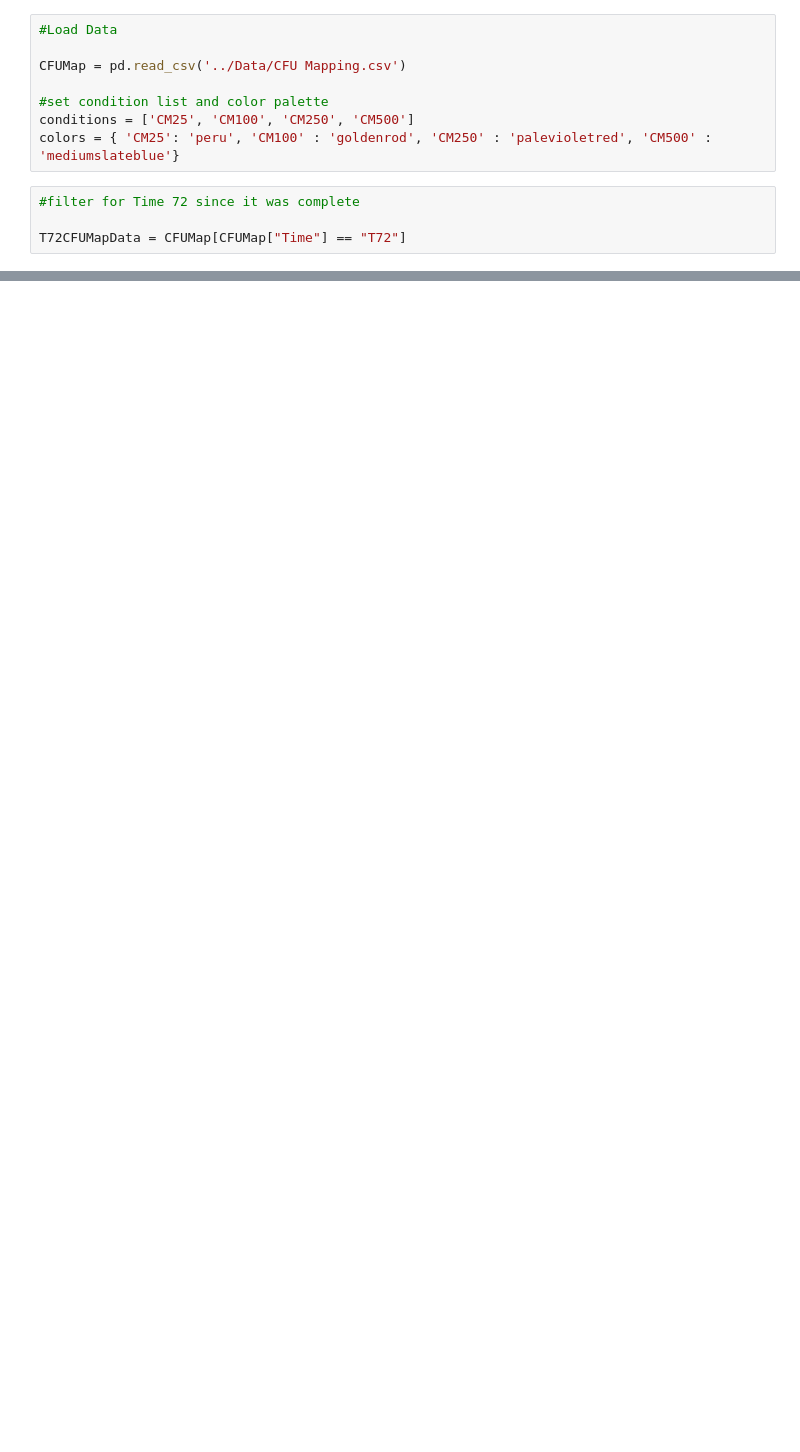
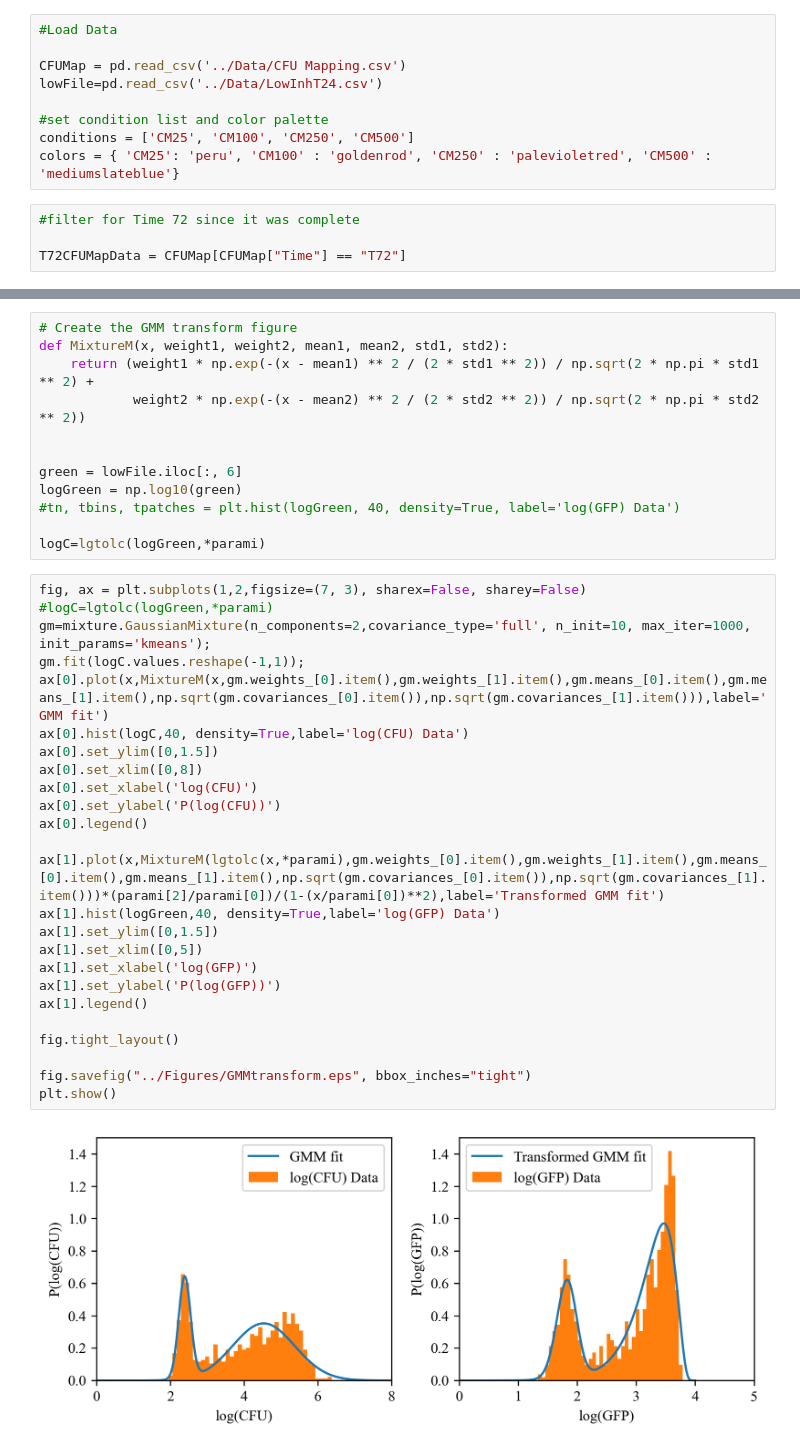
Before and after one commit to satyaspandana/varianceinwormgut, a Jupyter notebook: code/MappingGFPtoCFU.ipynb, the cells around one changed output, grey strips where cells are left out. Drawn from its saved outputs; the diff is of its cells as text; blank space fills up the shorter version.

Commit message:
Add code and data for Multistability Models

```diff
--- a/code/MappingGFPtoCFU.ipynb
+++ b/code/MappingGFPtoCFU.ipynb
@@ -20,6 +22,7 @@ CFU Mapping - datafile with bacterial loads for the species MYb14 and the corres
 #Load Data
 
 CFUMap = pd.read_csv('../Data/CFU Mapping.csv')
+lowFile=pd.read_csv('../Data/LowInhT24.csv')
 
 #set condition list and color palette
 conditions = ['CM25', 'CM100', 'CM250', 'CM500']
@@ -134,0 +138,39 @@ plt.show()
+# %%
+# Create the GMM transform figure
+def MixtureM(x, weight1, weight2, mean1, mean2, std1, std2):
+    return (weight1 * np.exp(-(x - mean1) ** 2 / (2 * std1 ** 2)) / np.sqrt(2 * np.pi * std1 ** 2) +
+            weight2 * np.exp(-(x - mean2) ** 2 / (2 * std2 ** 2)) / np.sqrt(2 * np.pi * std2 ** 2))
+
+
+green = lowFile.iloc[:, 6]
+logGreen = np.log10(green)
+#tn, tbins, tpatches = plt.hist(logGreen, 40, density=True, label='log(GFP) Data')
+
+logC=lgtolc(logGreen,*parami)
+# %%
+fig, ax = plt.subplots(1,2,figsize=(7, 3), sharex=False, sharey=False)
+#logC=lgtolc(logGreen,*parami)
+gm=mixture.GaussianMixture(n_components=2,covariance_type='full', n_init=10, max_iter=1000, init_params='kmeans');
+gm.fit(logC.values.reshape(-1,1));
+ax[0].plot(x,MixtureM(x,gm.weights_[0].item(),gm.weights_[1].item(),gm.means_[0].item(),gm.means_[1].item(),np.sqrt(gm.covariances_[0].item()),np.sqrt(gm.covariances_[1].item())),label='GMM fit')
+ax[0].hist(logC,40, density=True,label='log(CFU) Data')
+ax[0].set_ylim([0,1.5])
+ax[0].set_xlim([0,8])
+ax[0].set_xlabel('log(CFU)')
+ax[0].set_ylabel('P(log(CFU))')
+ax[0].legend()
+
+ax[1].plot(x,MixtureM(lgtolc(x,*parami),gm.weights_[0].item(),gm.weights_[1].item(),gm.means_[0].item(),gm.means_[1].item(),np.sqrt(gm.covariances_[0].item()),np.sqrt(gm.covariances_[1].item()))*(parami[2]/parami[0])/(1-(x/parami[0])**2),label='Transformed GMM fit')
+ax[1].hist(logGreen,40, density=True,label='log(GFP) Data')
+ax[1].set_ylim([0,1.5])
+ax[1].set_xlim([0,5])
+ax[1].set_xlabel('log(GFP)')
+ax[1].set_ylabel('P(log(GFP))')
+ax[1].legend()
+
+fig.tight_layout()
+
+fig.savefig("../Figures/GMMtransform.eps", bbox_inches="tight")
+plt.show()
+# %% [output]
+[figure, added]
```
Also changed, not shown: parts of 3 cells of this notebook, 5 other files.
